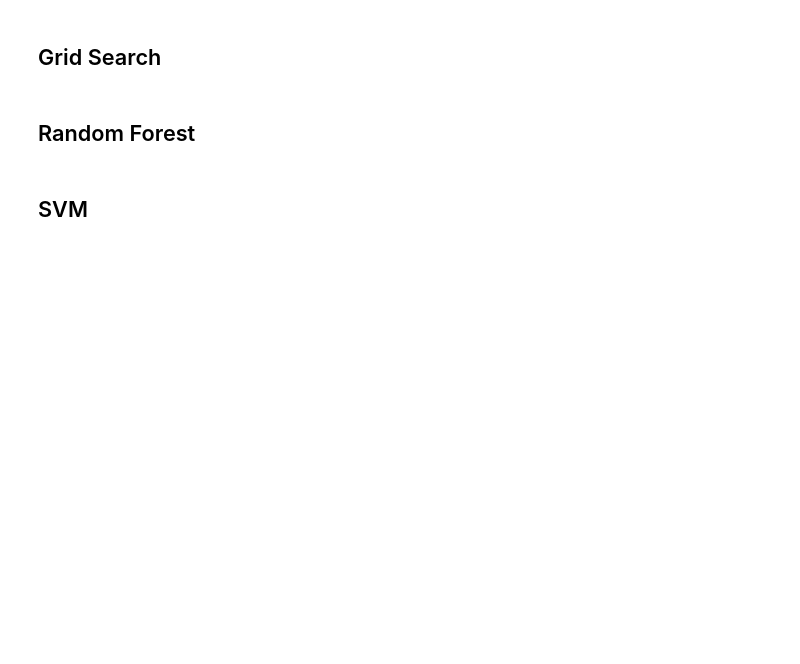
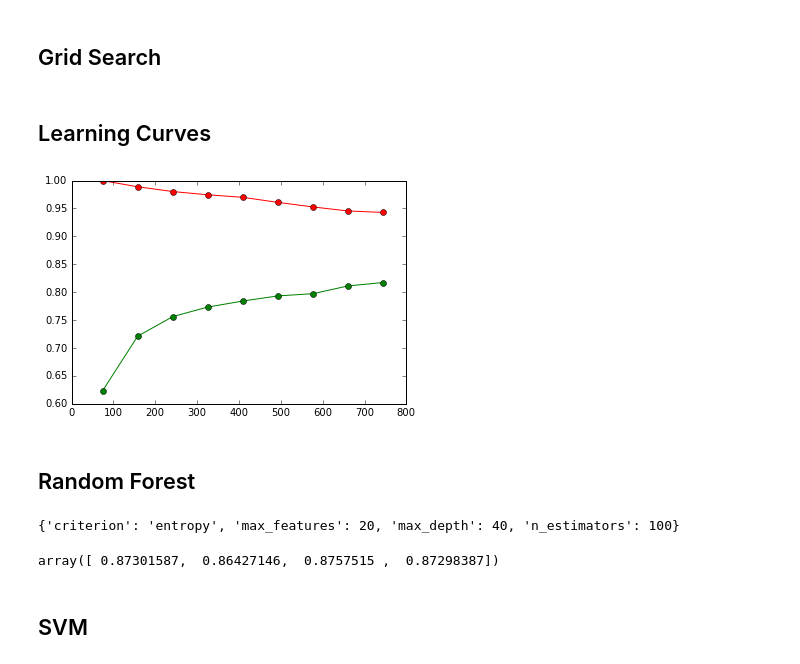
Before and after one commit to jgzuke/KaggleScripts, a Jupyter notebook: Digits/DigitRecognizer.ipynb, the cells around one changed output. Saved outputs shown, nothing was run; the diff lists cells and outputs as text; code cells hidden in the pictures; blank space fills up the shorter version.

Commit message:
learning curves, try sknn classifier

```diff
--- a/Digits/DigitRecognizer.ipynb
+++ b/Digits/DigitRecognizer.ipynb
@@ -64,14 +64,36 @@ def search_and_cv(clf, param_grid):
+# %% [markdown]
+## Learning Curves
+# %%
+# http://scikit-learn.org/stable/auto_examples/model_selection/plot_learning_curve.html#example-model-selection-plot-learning-curve-py
+from sklearn.learning_curve import learning_curve
+import matplotlib.pyplot as plt
+import numpy as np
+def plot_learning_curve(clf, X, y):
+    train_sizes=np.linspace(.1, 1.0, 9)
+    plt.figure()
+    train_sizes, train_scores, test_scores = learning_curve(clf, X, y, cv=4, n_jobs=4, train_sizes=train_sizes)
+    train_scores_mean = np.mean(train_scores, axis=1)
+    test_scores_mean = np.mean(test_scores, axis=1)
+    plt.plot(train_sizes, train_scores_mean, 'o-', color="r", label="Training score")
+    plt.plot(train_sizes, test_scores_mean, 'o-', color="g", label="Cross-validation score")
+plot_learning_curve(clf, X_train_pca, y_train)
+# %% [output]
+[figure, added]
 # %% [markdown]
 ## Random Forest
 # %%
 from sklearn.ensemble import RandomForestClassifier
-from sklearn.cross_validation import cross_val_score
 param_grid = {
     'n_estimators': [100],
-    'max_features': [20, 60, 100],
-    'max_depth': [5, 10, 20]
+    'max_features': [10, 20, 40],
+    'max_depth': [20, 40, 80],
+    'criterion': ['gini', 'entropy']
 }
 clf = search_and_cv(RandomForestClassifier(), param_grid)
+cross_val_score(clf, X_train_pca, y_train, cv=4)
+# %% [output]
+{'criterion': 'entropy', 'max_features': 20, 'max_depth': 40, 'n_estimators': 100}
+array([ 0.87301587,  0.86427146,  0.8757515 ,  0.87298387])
 # %% [markdown]
 ## SVM
 # %%
```
Also changed, not shown: parts of 12 cells of this notebook.
